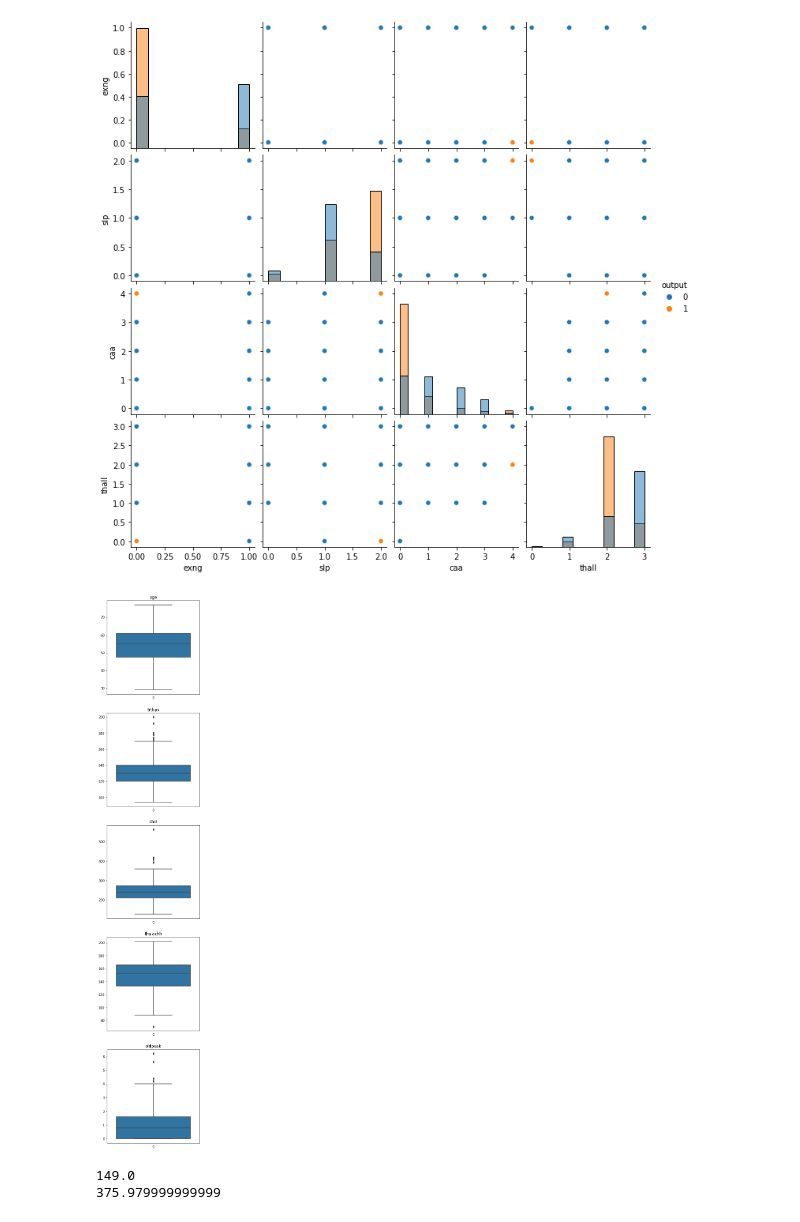
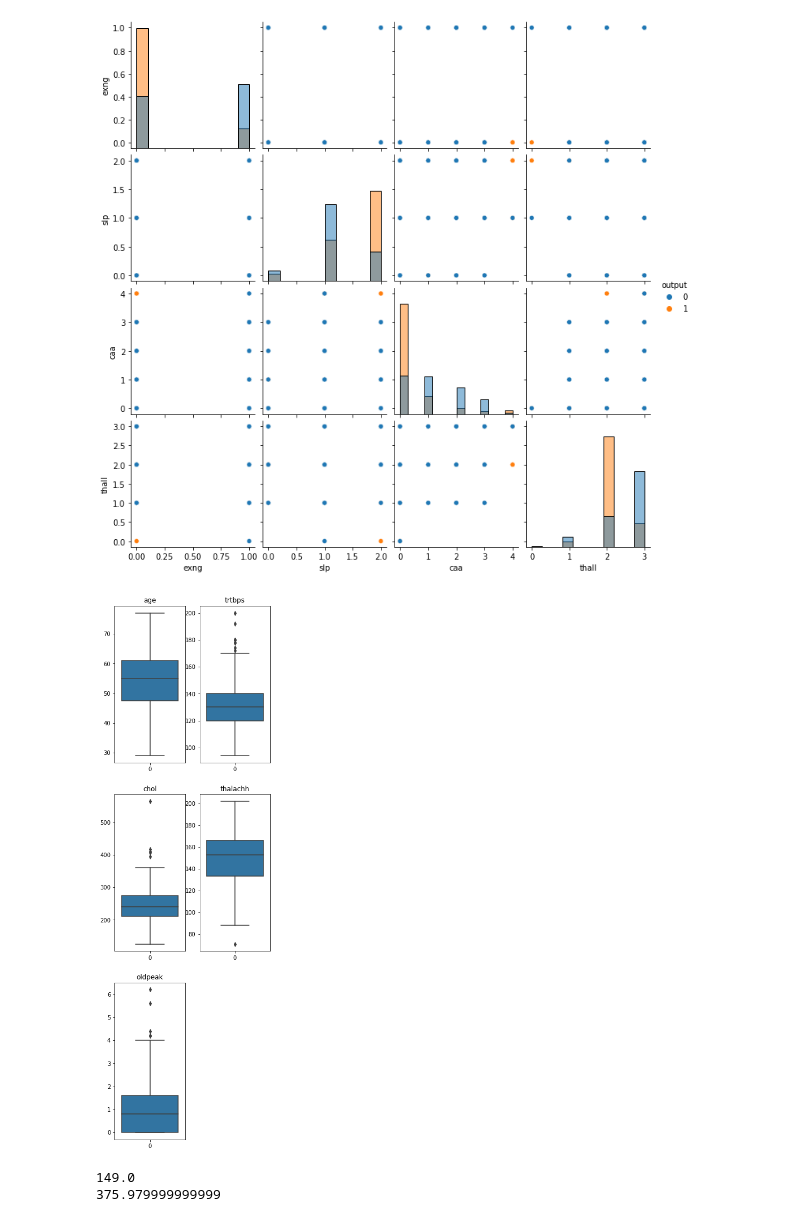
Before and after one commit to tfc1524/Heart, a Jupyter notebook: Heart Attack Project.ipynb, the cells around one changed output. Saved outputs shown, nothing was run; the diff lists cells and outputs as text; code cells hidden in the pictures.

```diff
--- a/Heart Attack Project.ipynb
+++ b/Heart Attack Project.ipynb
@@ -114,14 +114,14 @@ viz_features = ['age', 'thalachh', 'oldpeak', 'sex', 'cp', 'exng', 'caa', 'thall
 # %%
 # 透過boxplot檢查outlier
 plt.figure(figsize=(5,30))
 
 for i in range(len(num_features)):
-    plt.subplot(len(num_features), 1, i + 1)
+    plt.subplot(len(num_features), 2, i + 1)
     plt.title(num_features[i])
     sns.boxplot(data=X[num_features[i]])
 # 透過背景知識決定消除chol的outlier
 # %% [output]
-[figure, old version]
+[figure, new version]
 # %%
 print(np.percentile(X['chol'], 1))
 print(np.percentile(X['chol'], 98.5))
```
Also changed, not shown: parts of 1 cell of this notebook.
